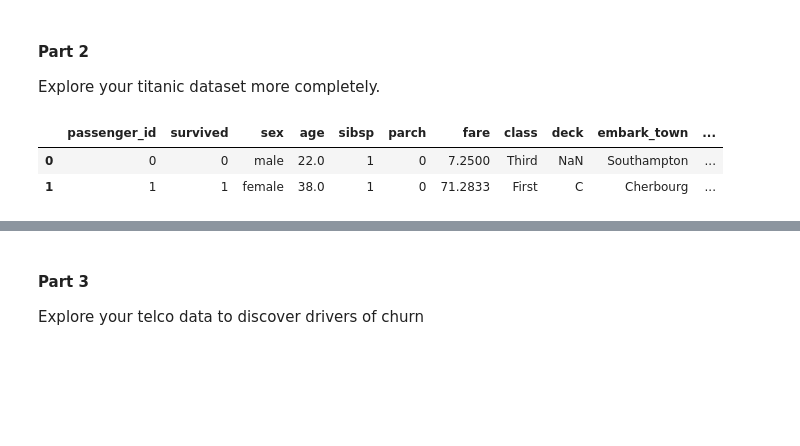
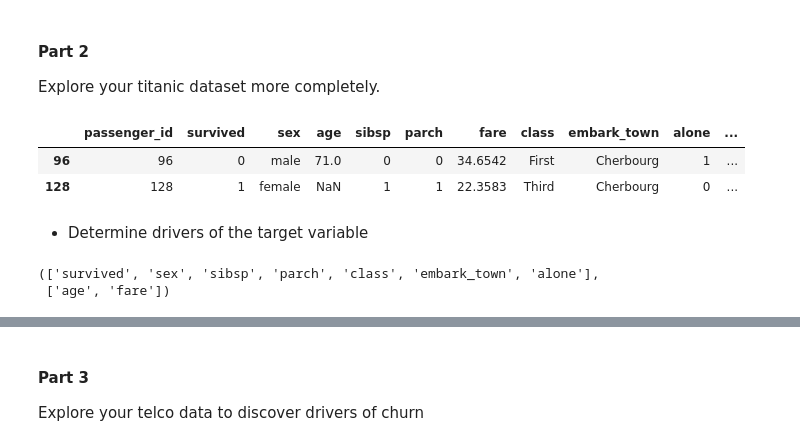
Before and after one commit to martin-reyes/5_classification-exercises, a Jupyter notebook: classification_exercises.ipynb, the cells around one changed output, grey strips where cells are left out. Drawn from its saved outputs; the diff is of its cells as text; code cells hidden in the pictures; blank space fills up the shorter version.

```diff
--- a/classification_exercises.ipynb
+++ b/classification_exercises.ipynb
@@ -473,9 +775,25 @@ train_iris
 
 Explore your titanic dataset more completely.
 # %%
-titanic = prepare.prep_titanic()
-titanic.head(2)
+titanic = p.prep_titanic()
+train_titanic, val_titanic, test_titanic = p.split_data(
+                                                        titanic,
+                                                        test_size=0.15,
+                                                        validate_size=0.15,
+                                                        stratify_col='survived'
+                                                        )
+train_titanic.head(2)
 # %% [output]
-|  | passenger_id | survived | sex | age | sibsp | parch | fare | class | deck | embark_town | ... |
-| 0 | 0 | 0 | male | 22.0 | 1 | 0 | 7.2500 | Third | NaN | Southampton | ... |
-| 1 | 1 | 1 | female | 38.0 | 1 | 0 | 71.2833 | First | C | Cherbourg | ... |
+|  | passenger_id | survived | sex | age | sibsp | parch | fare | class | embark_town | alone | ... |
+| 96 | 96 | 0 | male | 71.0 | 0 | 0 | 34.6542 | First | Cherbourg | 1 | ... |
+| 128 | 128 | 1 | female | NaN | 1 | 1 | 22.3583 | Third | Cherbourg | 0 | ... |
+# %% [markdown]
+- Determine drivers of the target variable
+# %%
+cat_cols, cont_cols = e.get_cat_and_cont_cols(train_titanic)
+cat_cols = cat_cols[:7] # exclude encoded
+cont_cols = cont_cols[1:] # exclude id
+cat_cols, cont_cols
+# %% [output]
+(['survived', 'sex', 'sibsp', 'parch', 'class', 'embark_town', 'alone'],
+ ['age', 'fare'])
```
Also changed, not shown: parts of 84 cells of this notebook, 2 other files.
